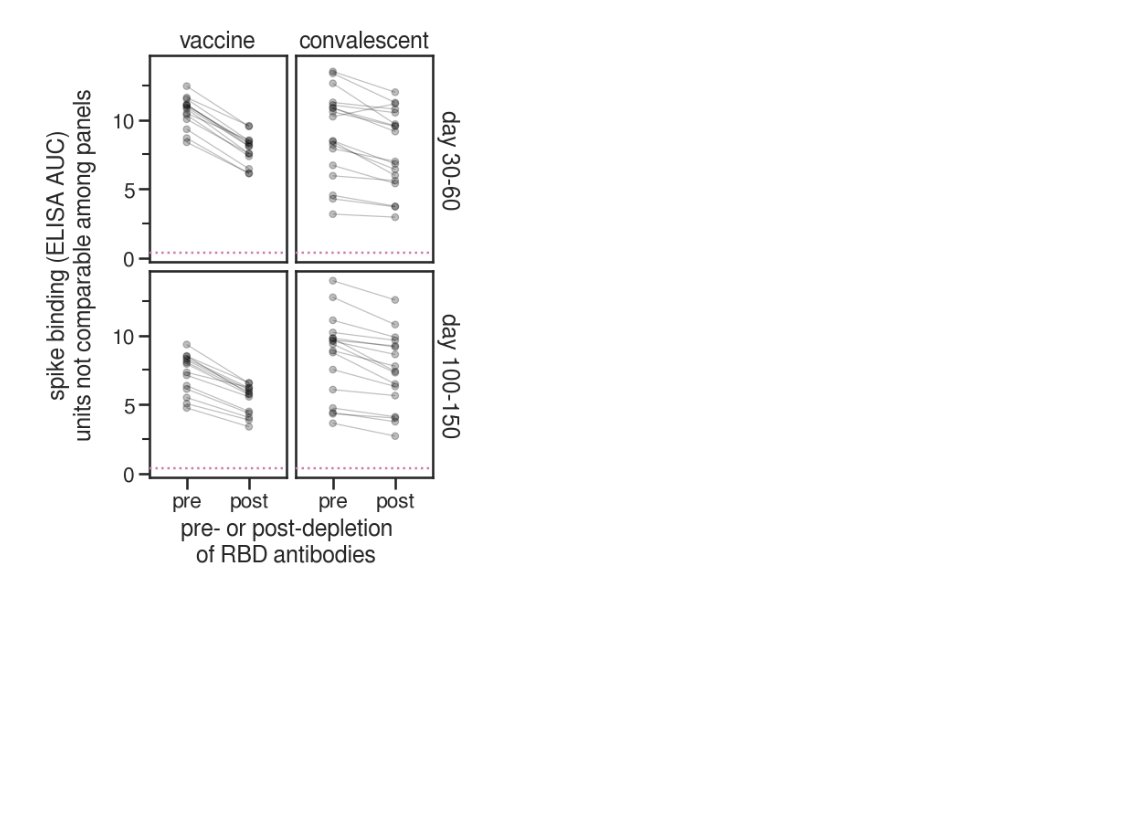
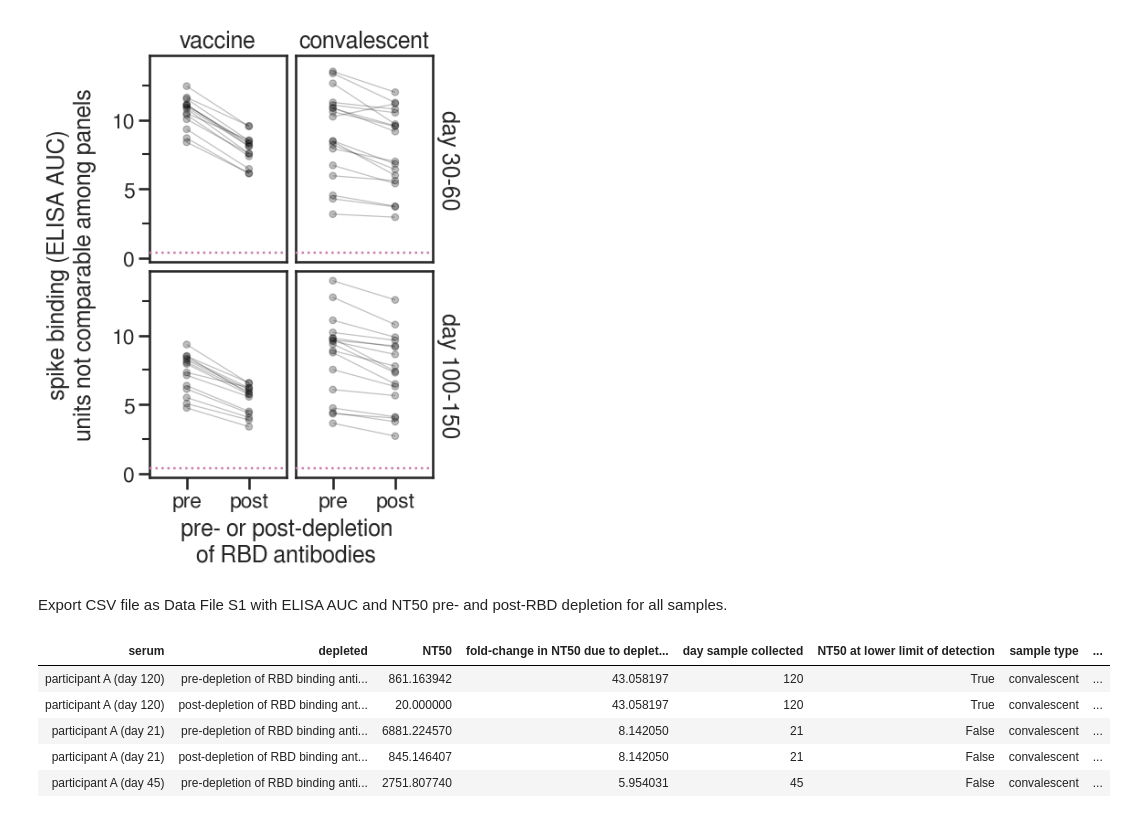
Before and after one commit to jbloomlab/SARS-CoV-2-RBD_MAP_Moderna, a Jupyter notebook: experimental_data/rbd_depletions.ipynb, the cells around one changed output. Saved outputs shown, nothing was run; the diff lists cells and outputs as text; code cells hidden in the pictures; blank space fills up the shorter version.

```diff
--- a/experimental_data/rbd_depletions.ipynb
+++ b/experimental_data/rbd_depletions.ipynb
@@ -662,6 +671,52 @@ for ligand in ['RBD', 'spike']:
 # %% [output]
 [figure]
 [figure]
+# %% [markdown]
+Export CSV file as Data File S1 with ELISA AUC and NT50 pre- and post-RBD depletion for all samples.
+# %%
+# display(HTML(auc_df.head().to_html()))
+# display(HTML(compare_df.head().to_html()))
+
+data_file_s1=(compare_df
+              .rename(columns={'fold_change':'fold_change_NT50',
+                               'depletion':'depleted',
+                               'post_ic50_bound':'NT50 at lower limit of detection',
+                              }
+                     )
+              .merge((auc_df
+                     [['serum', 'depleted','ligand','timepoint','AUC']]
+                     .rename(columns={'timepoint':'day'})
+                     .pivot_table(index=['serum', 'depleted','day',],
+                                  columns=['ligand'],
+                                  values='AUC'
+                                 )
+                     .rename(columns={'RBD':'RBD ELISA AUC', 'spike':'spike ELISA AUC'})
+                     ),
+                     how='outer',
+                     on=['serum', 'depleted','day']
+                    )
+              .rename(columns={'depelted':'RBD-binding antibodies depleted',
+                               'day':'day sample collected',
+                               'fold_change_NT50':'fold-change in NT50 due to depletion of RBD-binding antibodies',
+                               'conv_or_vax':'sample type',
+                               'early_late':'approximate sample collection time point',
+                              }
+                     )
+              .replace({'pre':'pre-depletion of RBD binding antibodies',
+                        'post':'post-depletion of RBD binding antibodies',
+                       }
+                      )
+             )
+
+data_file_s1.to_csv(f'{resultsdir}/data_file_s1.csv', index=False)
+display(HTML(data_file_s1.head().to_html(index=False)))
+# %% [output]
+| serum | depleted | NT50 | fold-change in NT50 due to deplet... | day sample collected | NT50 at lower limit of detection | sample type | ... |
+| participant A (day 120) | pre-depletion of RBD binding anti... | 861.163942 | 43.058197 | 120 | True | convalescent | ... |
+| participant A (day 120) | post-depletion of RBD binding ant... | 20.000000 | 43.058197 | 120 | True | convalescent | ... |
+| participant A (day 21) | pre-depletion of RBD binding anti... | 6881.224570 | 8.142050 | 21 | False | convalescent | ... |
+| participant A (day 21) | post-depletion of RBD binding ant... | 845.146407 | 8.142050 | 21 | False | convalescent | ... |
+| participant A (day 45) | pre-depletion of RBD binding anti... | 2751.807740 | 5.954031 | 45 | False | convalescent | ... |
 # %%
 !jupyter nbconvert rbd_depletions.ipynb --to markdown
 # %% [output]
```
Also changed, not shown: parts of 3 cells of this notebook, 18 other files.
